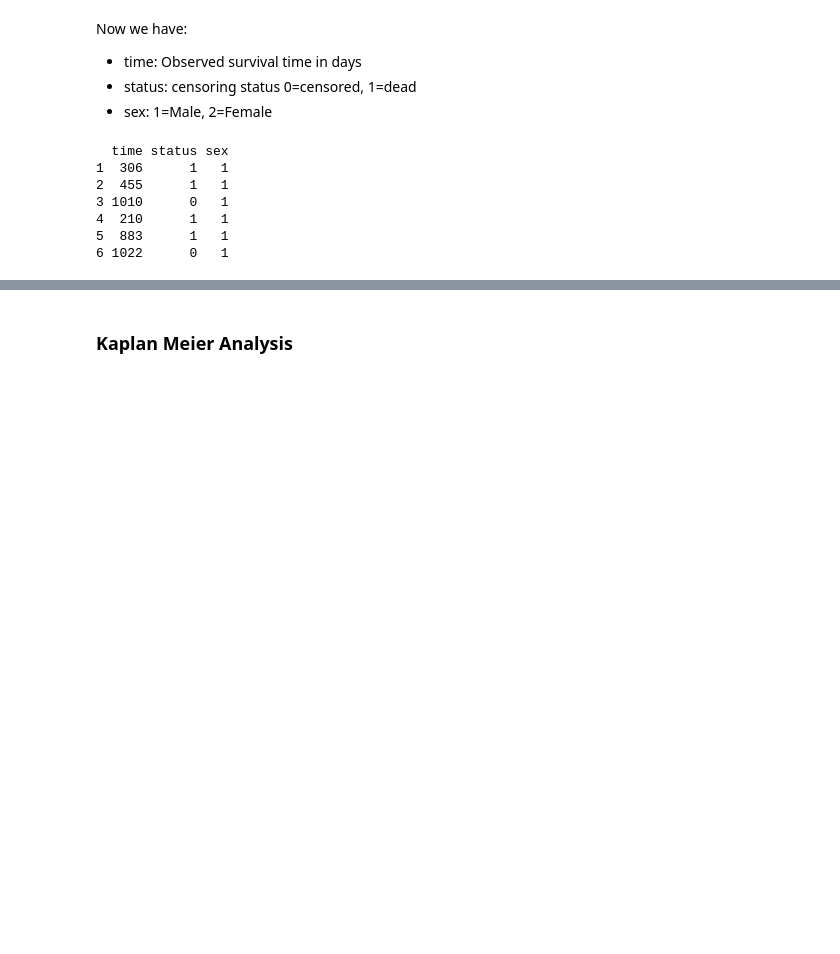
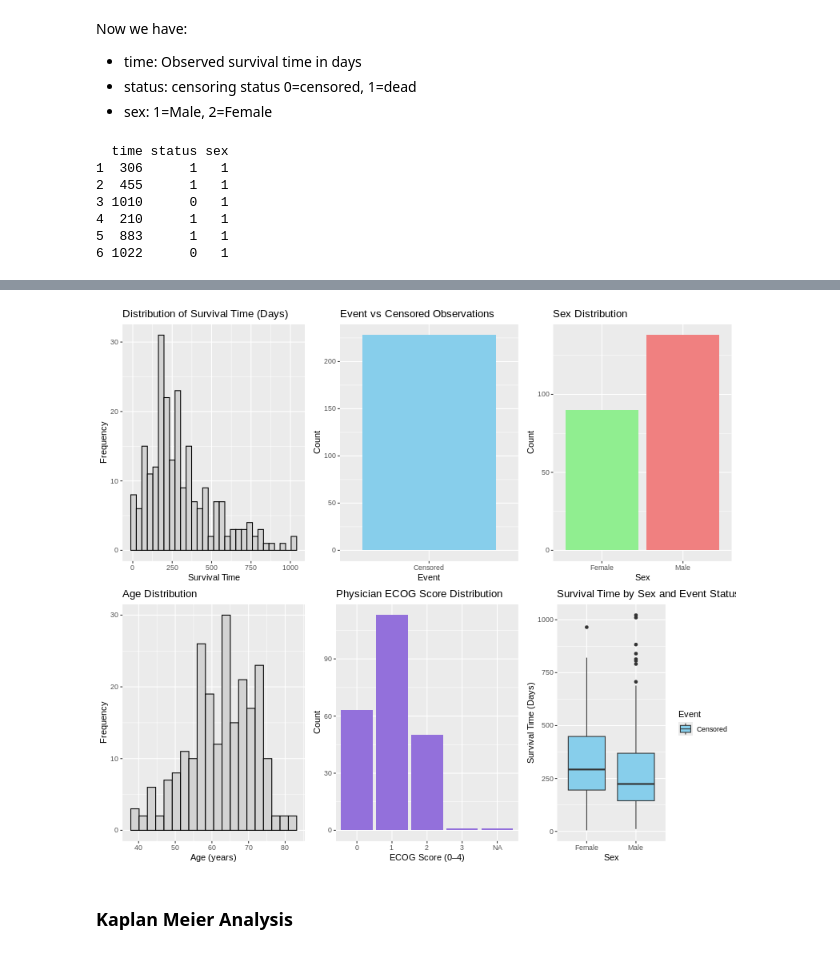
Before and after one commit to zia207/Survival_Analysis_R, a Jupyter notebook: Colab_Notebook/02_07_01_01_survival_analysis_kaplan_meier_r.ipynb, the cells around one changed output, grey strips where cells are left out. Saved outputs shown, nothing was run; the diff lists cells and outputs as text; code cells hidden in the pictures; blank space fills up the shorter version.

```diff
--- a/Colab_Notebook/02_07_01_01_survival_analysis_kaplan_meier_r.ipynb
+++ b/Colab_Notebook/02_07_01_01_survival_analysis_kaplan_meier_r.ipynb
@@ -398,0 +408,87 @@ head(lung[, c("time", "status", "sex")])
+# %%
+%%R -w 800 -h 700 -u px
+# Rename columns for clarity
+lung_data <- lung %>%
+  rename(
+    institution = inst,
+    survival_time = time,
+    event_status = status,
+    ph_ecog = `ph.ecog`,
+    ph_karno = `ph.karno`,
+    pat_karno = `pat.karno`,
+    meal_cal = `meal.cal`,
+    wt_loss = `wt.loss`
+  )
+
+# Convert event_status: 1 = censored, 2 = dead → create binary 'event' (1 = death, 0 = censored)
+lung_data <- lung_data %>%
+  mutate(
+    event = ifelse(event_status == 2, 1, 0),
+    sex_label = ifelse(sex == 1, "Male", "Female")
+  )
+
+# Basic info
+head(lung_data)
+str(lung_data)
+
+# --- Visualizations ---
+
+# 1. Distribution of survival time
+p1 <- ggplot(lung_data, aes(x = survival_time)) +
+  geom_histogram(bins = 30, color = "black", fill = "lightgray") +
+  labs(title = "Distribution of Survival Time (Days)",
+       x = "Survival Time", y = "Frequency")
+
+# 2. Event vs Censored counts
+event_counts <- lung_data %>%
+  count(event) %>%
+  mutate(event_label = ifelse(event == 0, "Censored", "Dead"))
+
+p2 <- ggplot(event_counts, aes(x = event_label, y = n, fill = event_label)) +
+  geom_col() +
+  scale_fill_manual(values = c("skyblue", "salmon")) +
+  labs(title = "Event vs Censored Observations",
+       x = "Event", y = "Count") +
+  theme(legend.position = "none")
+
+# 3. Sex distribution
+sex_counts <- lung_data %>%
+  count(sex_label)
+
+p3 <- ggplot(sex_counts, aes(x = sex_label, y = n, fill = sex_label)) +
+  geom_col() +
+  scale_fill_manual(values = c("lightgreen", "lightcoral")) +
+  labs(title = "Sex Distribution", x = "Sex", y = "Count") +
+  theme(legend.position = "none")
+
+# 4. Age distribution
+p4 <- ggplot(lung_data, aes(x = age)) +
+  geom_histogram(bins = 20, color = "black", fill = "lightgray") +
+  labs(title = "Age Distribution",
+       x = "Age (years)", y = "Frequency")
+
+# 5. ECOG Performance Score (ph_ecog)
+# 5. ECOG score
+ecog_df <- lung_data %>%
+  count(ph_ecog) %>%
+  arrange(ph_ecog) %>%
+  mutate(ph_ecog = factor(ph_ecog, levels = 0:4))  # optional: include 0-4 even if missing
+
+p5 <- ggplot(ecog_df, aes(x = ph_ecog, y = n)) +
+  geom_col(fill = "mediumpurple") +
+  labs(title = "Physician ECOG Score Distribution",
+       x = "ECOG Score (0–4)", y = "Count")
+
+# 6. Survival time by sex and event status (boxplot)
+p6 <- ggplot(lung_data, aes(x = sex_label, y = survival_time, fill = factor(event))) +
+  geom_boxplot(position = position_dodge(0.8)) +
+  scale_fill_manual(values = c("skyblue", "salmon"),
+                    labels = c("Censored", "Dead")) +
+  labs(title = "Survival Time by Sex and Event Status",
+       x = "Sex", y = "Survival Time (Days)",
+       fill = "Event")
+
+library(gridExtra)
+# Arrange plots in a 2x3 grid using grid.arrange()
+grid.arrange(p1, p2, p3, p4, p5, p6, nrow = 2, ncol = 3)
+# %% [output]
@@ -399,3 +508,4 @@ head(lung[, c("time", "status", "sex")])
+[figure, added]
 # %% [markdown]
 ### Kaplan Meier Analysis
 # %% [markdown]
```
Also changed, not shown: parts of 6 cells of this notebook.
